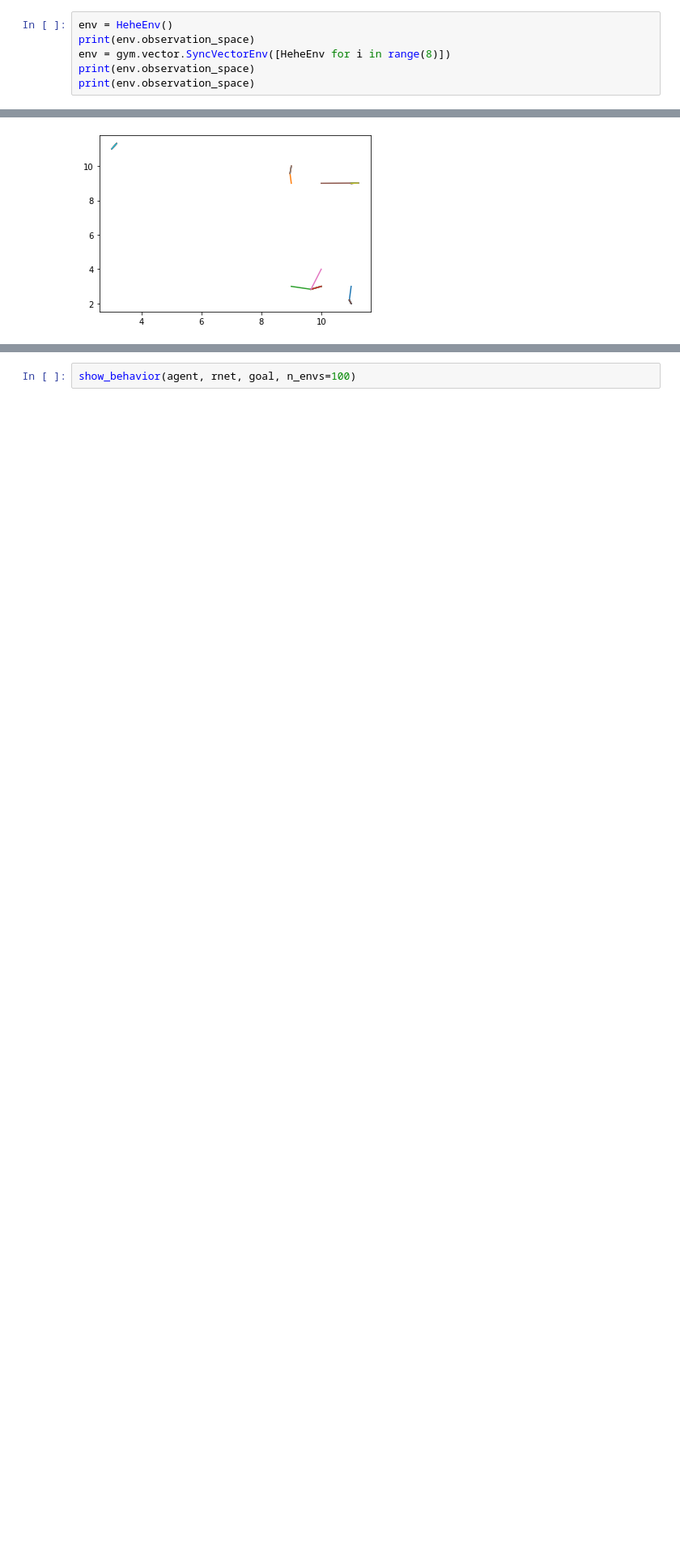
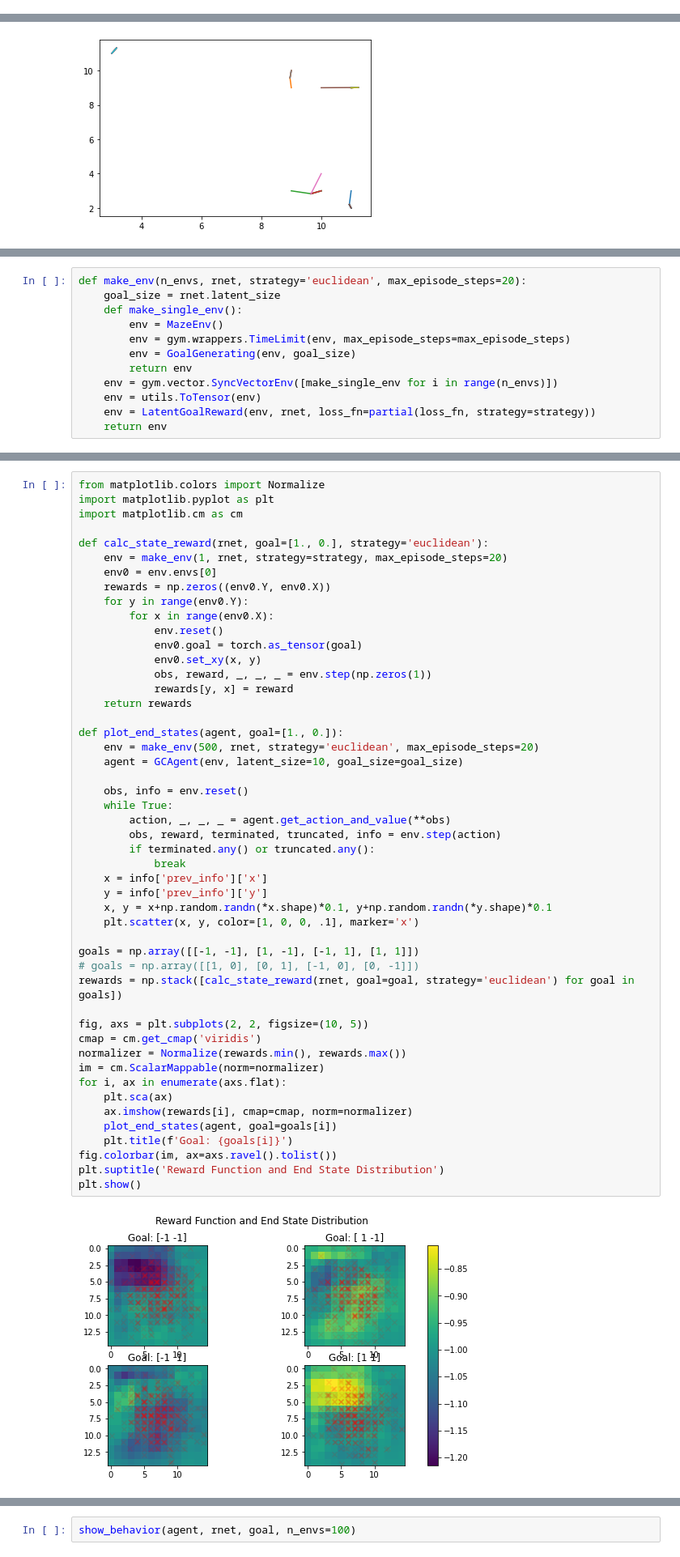
Before and after one commit to akarshkumar0101/exploration-generalization, a Jupyter notebook: goal_conditioning.ipynb, the cells around one changed output, grey strips where cells are left out. Shown at 81% size. Drawn from its saved outputs; the diff is of its cells as text; blank space fills up the shorter version.

Commit message:
great progress on continuous goal conditioning

```diff
--- a/goal_conditioning.ipynb
+++ b/goal_conditioning.ipynb
@@ -37,6 +23,0 @@ class HeheEnv(gym.Env):
-# %%
-env = HeheEnv()
-print(env.observation_space)
-env = gym.vector.SyncVectorEnv([HeheEnv for i in range(8)])
-print(env.observation_space)
-print(env.observation_space)
@@ -359,0 +347,12 @@ for i in info['final_info']:
+# %%
+def make_env(n_envs, rnet, strategy='euclidean', max_episode_steps=20):
+    goal_size = rnet.latent_size
+    def make_single_env():
+        env = MazeEnv()
+        env = gym.wrappers.TimeLimit(env, max_episode_steps=max_episode_steps)
+        env = GoalGenerating(env, goal_size)
+        return env
+    env = gym.vector.SyncVectorEnv([make_single_env for i in range(n_envs)])
+    env = utils.ToTensor(env)
+    env = LatentGoalReward(env, rnet, loss_fn=partial(loss_fn, strategy=strategy))
+    return env
@@ -359,0 +403,51 @@ for i in info['final_info']:
+# %%
+from matplotlib.colors import Normalize
+import matplotlib.pyplot as plt
+import matplotlib.cm as cm
+
+def calc_state_reward(rnet, goal=[1., 0.], strategy='euclidean'):
+    env = make_env(1, rnet, strategy=strategy, max_episode_steps=20)
+    env0 = env.envs[0]
+    rewards = np.zeros((env0.Y, env0.X))
+    for y in range(env0.Y):
+        for x in range(env0.X):
+            env.reset()
+            env0.goal = torch.as_tensor(goal)
+            env0.set_xy(x, y)
+            obs, reward, _, _, _ = env.step(np.zeros(1))
+            rewards[y, x] = reward
+    return rewards
+
+def plot_end_states(agent, goal=[1., 0.]):
+    env = make_env(500, rnet, strategy='euclidean', max_episode_steps=20)
+    agent = GCAgent(env, latent_size=10, goal_size=goal_size)
+
+    obs, info = env.reset()
+    while True:
+        action, _, _, _ = agent.get_action_and_value(**obs)
+        obs, reward, terminated, truncated, info = env.step(action)
+        if terminated.any() or truncated.any():
+            break
+    x = info['prev_info']['x']
+    y = info['prev_info']['y']
+    x, y = x+np.random.randn(*x.shape)*0.1, y+np.random.randn(*y.shape)*0.1
+    plt.scatter(x, y, color=[1, 0, 0, .1], marker='x')
+
+goals = np.array([[-1, -1], [1, -1], [-1, 1], [1, 1]])
+# goals = np.array([[1, 0], [0, 1], [-1, 0], [0, -1]])
+rewards = np.stack([calc_state_reward(rnet, goal=goal, strategy='euclidean') for goal in goals])
+
+fig, axs = plt.subplots(2, 2, figsize=(10, 5))
+cmap = cm.get_cmap('viridis')
+normalizer = Normalize(rewards.min(), rewards.max())
+im = cm.ScalarMappable(norm=normalizer)
+for i, ax in enumerate(axs.flat):
+    plt.sca(ax)
+    ax.imshow(rewards[i], cmap=cmap, norm=normalizer)
+    plot_end_states(agent, goal=goals[i])
+    plt.title(f'Goal: {goals[i]}')
+fig.colorbar(im, ax=axs.ravel().tolist())
+plt.suptitle('Reward Function and End State Distribution')
+plt.show()
+# %% [output]
+[figure, added]
```
Also changed, not shown: parts of 20 cells of this notebook, 1 other file.
